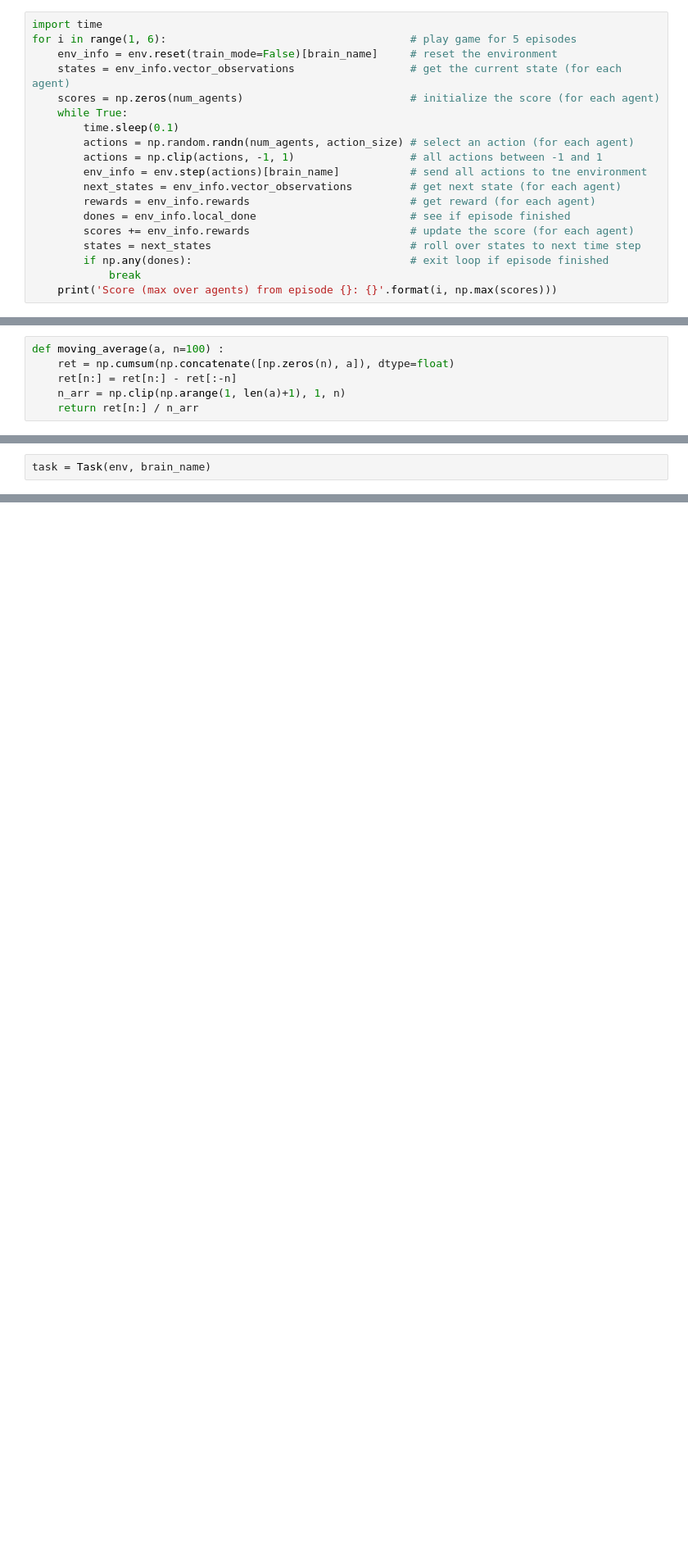
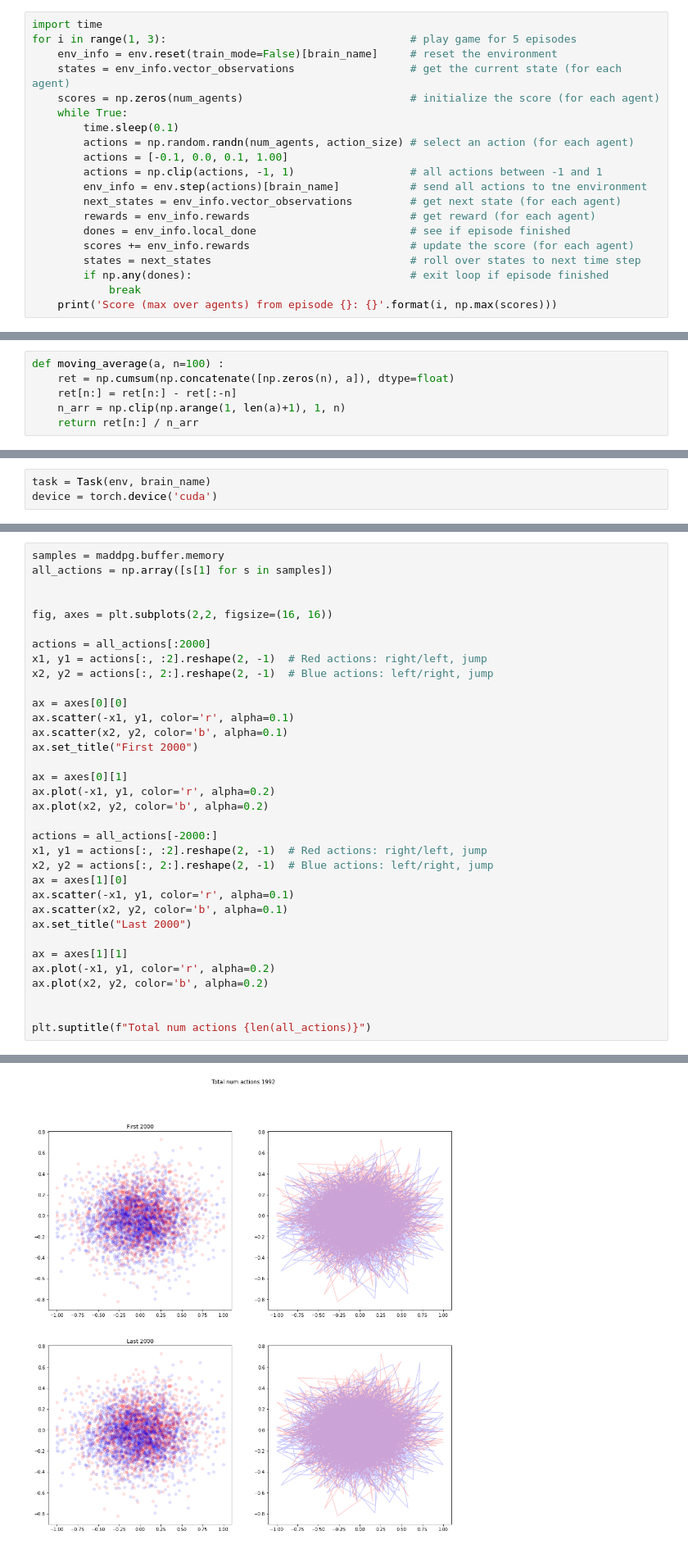
Before and after one commit to laszukdawid/udacity-deep-reinforcement-learning, a Jupyter notebook: p3_collab-compet/Tennis.ipynb, the cells around one changed output, grey strips where cells are left out. Shown at 82% size. Drawn from its saved outputs; the diff is of its cells as text; blank space fills up the shorter version.

```diff
--- a/p3_collab-compet/Tennis.ipynb
+++ b/p3_collab-compet/Tennis.ipynb
@@ -108,13 +111,14 @@ Once this cell is executed, you will watch the agents' performance, if they sele
 Of course, as part of the project, you'll have to change the code so that the agents are able to use their experiences to gradually choose better actions when interacting with the environment!
 # %%
 import time
-for i in range(1, 6):                                      # play game for 5 episodes
+for i in range(1, 3):                                      # play game for 5 episodes
     env_info = env.reset(train_mode=False)[brain_name]     # reset the environment
     states = env_info.vector_observations                  # get the current state (for each agent)
     scores = np.zeros(num_agents)                          # initialize the score (for each agent)
     while True:
         time.sleep(0.1)
         actions = np.random.randn(num_agents, action_size) # select an action (for each agent)
+        actions = [-0.1, 0.0, 0.1, 1.00]
         actions = np.clip(actions, -1, 1)                  # all actions between -1 and 1
         env_info = env.step(actions)[brain_name]           # send all actions to tne environment
         next_states = env_info.vector_observations         # get next state (for each agent)
@@ -199,3 +179,4 @@ class Task:
         return (state, rewards, done, info)
 # %%
 task = Task(env, brain_name)
+device = torch.device('cuda')
@@ -372,0 +330,35 @@ actions: torch.Size([128, 2, 2])
+# %%
+samples = maddpg.buffer.memory
+all_actions = np.array([s[1] for s in samples])
+
+
+fig, axes = plt.subplots(2,2, figsize=(16, 16))
+
+actions = all_actions[:2000]
+x1, y1 = actions[:, :2].reshape(2, -1)  # Red actions: right/left, jump
+x2, y2 = actions[:, 2:].reshape(2, -1)  # Blue actions: left/right, jump
+
+ax = axes[0][0]
+ax.scatter(-x1, y1, color='r', alpha=0.1)
+ax.scatter(x2, y2, color='b', alpha=0.1)
+ax.set_title("First 2000")
+
+ax = axes[0][1]
+ax.plot(-x1, y1, color='r', alpha=0.2)
+ax.plot(x2, y2, color='b', alpha=0.2)
+
+actions = all_actions[-2000:]
+x1, y1 = actions[:, :2].reshape(2, -1)  # Red actions: right/left, jump
+x2, y2 = actions[:, 2:].reshape(2, -1)  # Blue actions: left/right, jump
+ax = axes[1][0]
+ax.scatter(-x1, y1, color='r', alpha=0.1)
+ax.scatter(x2, y2, color='b', alpha=0.1)
+ax.set_title("Last 2000")
+
+ax = axes[1][1]
+ax.plot(-x1, y1, color='r', alpha=0.2)
+ax.plot(x2, y2, color='b', alpha=0.2)
+
+
+plt.suptitle(f"Total num actions {len(all_actions)}")
+# %% [output]
@@ -372,0 +366 @@ actions: torch.Size([128, 2, 2])
+[figure, added]
```
Also changed, not shown: parts of 47 cells of this notebook, 8 other files.
